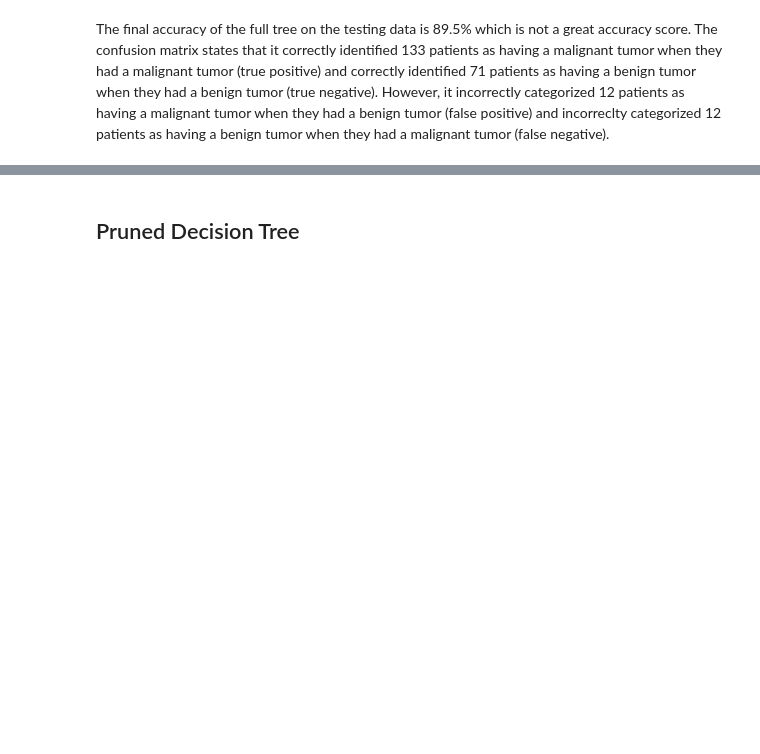
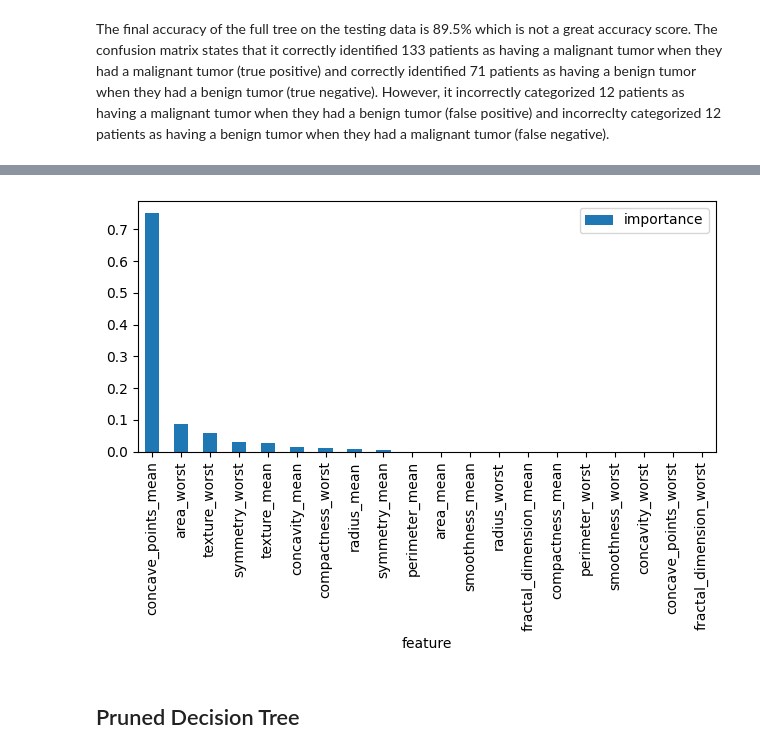
Before and after one commit to smileyfish4/BA305FINALPROJECT, a Jupyter notebook: BA305_Project.ipynb, the cells around one changed output, grey strips where cells are left out. Drawn from its saved outputs; the diff is of its cells as text; code cells hidden in the pictures; blank space fills up the shorter version.

Commit message:
added feature importance for FT

```diff
--- a/BA305_Project.ipynb
+++ b/BA305_Project.ipynb
@@ -229,0 +232,10 @@ The final accuracy of the full tree on the testing data is 89.5% which is not a
+# %%
+# Extract importance values for each feature (column of X)
+importances1 = full_clf.feature_importances_
+
+# create a dataframe to store the values and their labels
+cancer_decFT_features_df = pd.DataFrame({'feature': X_train.columns, 'importance': importances1})
+
+# sort dataframe by descending order, showing the most important feature top
+cancer_decFT_features_df  = cancer_decFT_features_df.sort_values('importance', ascending = False)
+cancer_decFT_features_df.head()
@@ -230,3 +249,11 @@ The final accuracy of the full tree on the testing data is 89.5% which is not a
+# %%
+# plot the importance of each feature
+ax1 = cancer_decFT_features_df.plot(kind='bar', x='feature')
+
+plt.tight_layout()
+plt.show()
+# %% [output]
+[figure, added]
 # %% [markdown]
 ## Pruned Decision Tree
 # %%
```
Also changed, not shown: parts of 6 cells of this notebook.
